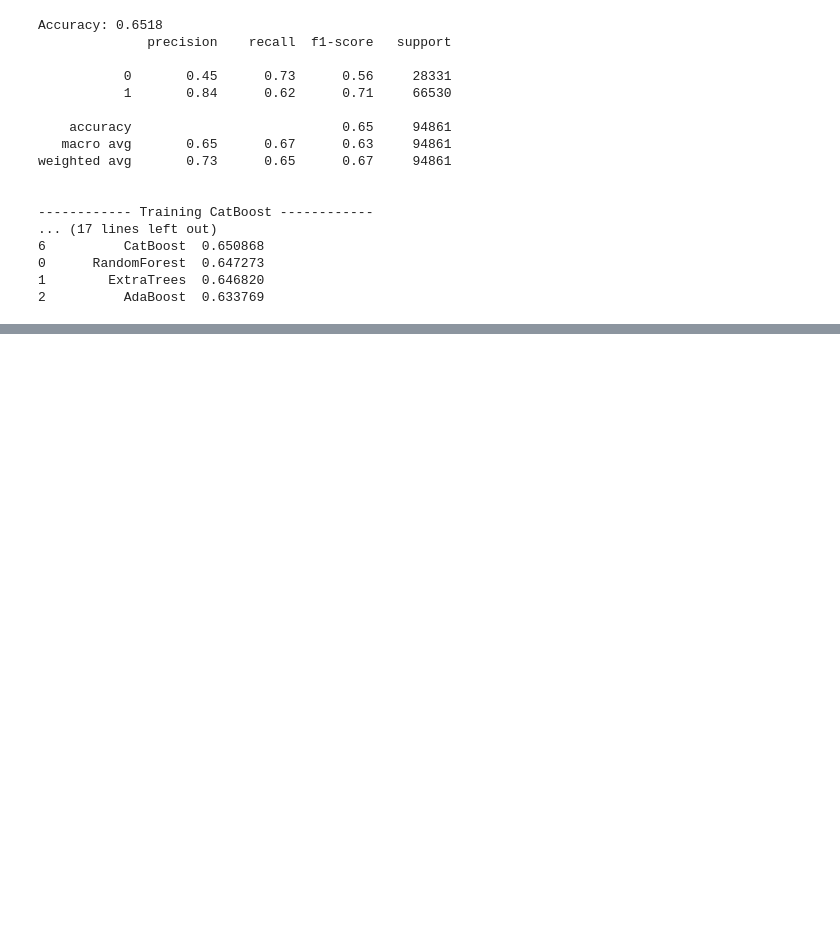
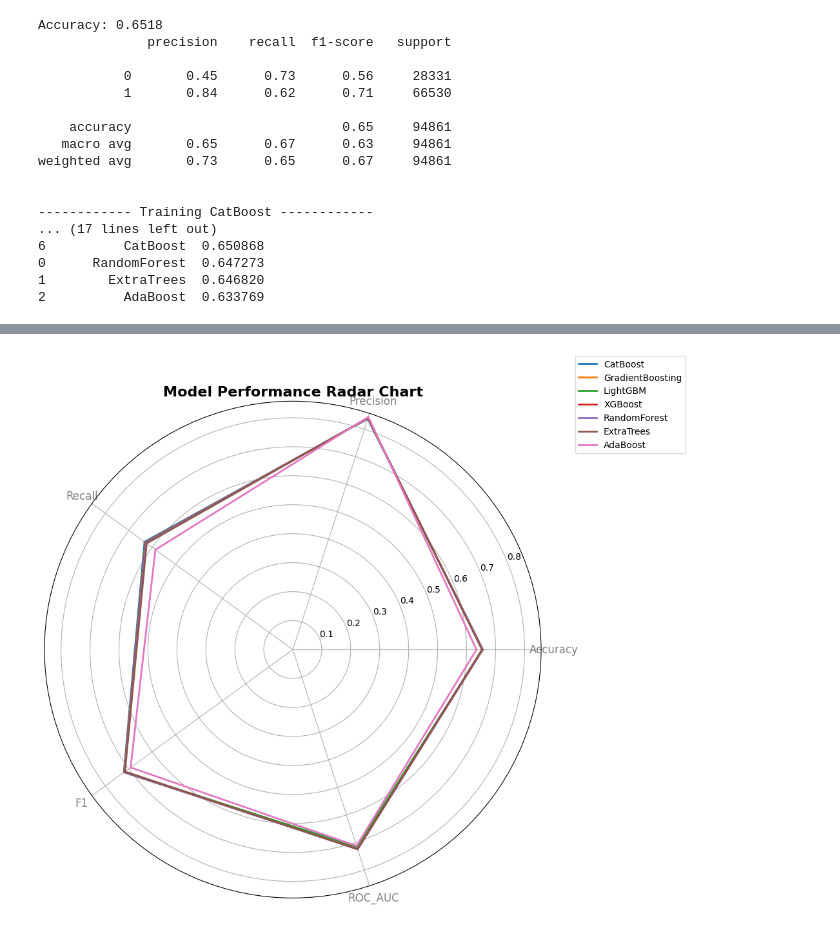
Before and after one commit to Fentahun60/Fentahun, a Jupyter notebook: Safewater_access.ipynb, the cells around one changed output, grey strips where cells are left out. Cells and saved outputs as stored; diff of their text form; code cells hidden in the pictures; blank space fills up the shorter version.

```diff
--- a/Safewater_access.ipynb
+++ b/Safewater_access.ipynb
@@ -2062,0 +1841,82 @@ print(metrics_df)
+# %%
+import pandas as pd
+import numpy as np
+import matplotlib.pyplot as plt
+from math import pi
+
+# -----------------------------
+# Your metrics dataframe
+# -----------------------------
+metrics_df = pd.DataFrame({
+    "Model": ["CatBoost", "GradientBoosting", "LightGBM", "XGBoost",
+              "RandomForest", "ExtraTrees", "AdaBoost"],
+    "Accuracy": [0.656255, 0.655433, 0.655159, 0.655127, 0.654684, 0.652987, 0.634022],
+    "Precision": [0.837425, 0.839077, 0.838980, 0.839788, 0.840118, 0.840451, 0.844304],
+    "Recall": [0.632707, 0.629415, 0.629040, 0.628093, 0.626950, 0.623598, 0.586292],
+    "F1": [0.720812, 0.719279, 0.718998, 0.718675, 0.718047, 0.715965, 0.692031],
+    "ROC_AUC": [0.722814, 0.723452, 0.715460, 0.724169, 0.724645, 0.724287, 0.712284]
+})
+
+# -----------------------------
+# 1. Radar Chart
+# -----------------------------
+categories = list(metrics_df.columns[1:])
+N = len(categories)
+
+plt.figure(figsize=(10,10))
+angles = [n / float(N) * 2 * pi for n in range(N)]
+angles += angles[:1]
+
+for i, row in metrics_df.iterrows():
+    values = row[categories].tolist()
+    values += values[:1]  # close the circle
+    plt.polar(angles, values, label=row["Model"], linewidth=2)
+
+plt.xticks(angles[:-1], categories, color='grey', size=12)
+plt.title("Model Performance Radar Chart", size=16, weight='bold')
+plt.legend(loc='upper right', bbox_to_anchor=(1.3, 1.1))
+plt.show()
+
+# -----------------------------
+# 2. TOPSIS Calculation
+# -----------------------------
+# Normalize the data
+metrics_values = metrics_df[categories].values
+norm = metrics_values / np.sqrt((metrics_values**2).sum(axis=0))
+
+# Define equal weights for all metrics
+weights = np.array([1]*len(categories)) / len(categories)
+weighted = norm * weights
+
+# Identify ideal best and worst
+ideal_best = np.max(weighted, axis=0)
+ideal_worst = np.min(weighted, axis=0)
+
+# Calculate distances to ideal best and worst
+dist_best = np.sqrt(((weighted - ideal_best)**2).sum(axis=1))
+dist_worst = np.sqrt(((weighted - ideal_worst)**2).sum(axis=1))
+
+# Compute TOPSIS score
+topsis_score = dist_worst / (dist_best + dist_worst)
+metrics_df["TOPSIS_Score"] = topsis_score
+
+# -----------------------------
+# 3. Bar chart of TOPSIS scores
+# -----------------------------
+plt.figure(figsize=(10,6))
+plt.bar(metrics_df["Model"], metrics_df["TOPSIS_Score"], color='skyblue')
+plt.ylabel("TOPSIS Score", fontsize=12)
+plt.xlabel("Model", fontsize=12)
+plt.title("Integrated TOPSIS Scores for All Models", fontsize=14, weight='bold')
+for i, v in enumerate(metrics_df["TOPSIS_Score"]):
+    plt.text(i, v + 0.002, f"{v:.3f}", ha='center', fontsize=10)
+plt.ylim(0,1)
+plt.show()
+
+# -----------------------------
+# Print sorted TOPSIS scores
+# -----------------------------
+metrics_df.sort_values(by="TOPSIS_Score", ascending=False, inplace=True)
+print(metrics_df[["Model", "TOPSIS_Score"]])
+# %% [output]
+[figure, added]
```
Also changed, not shown: parts of 4 cells of this notebook.
